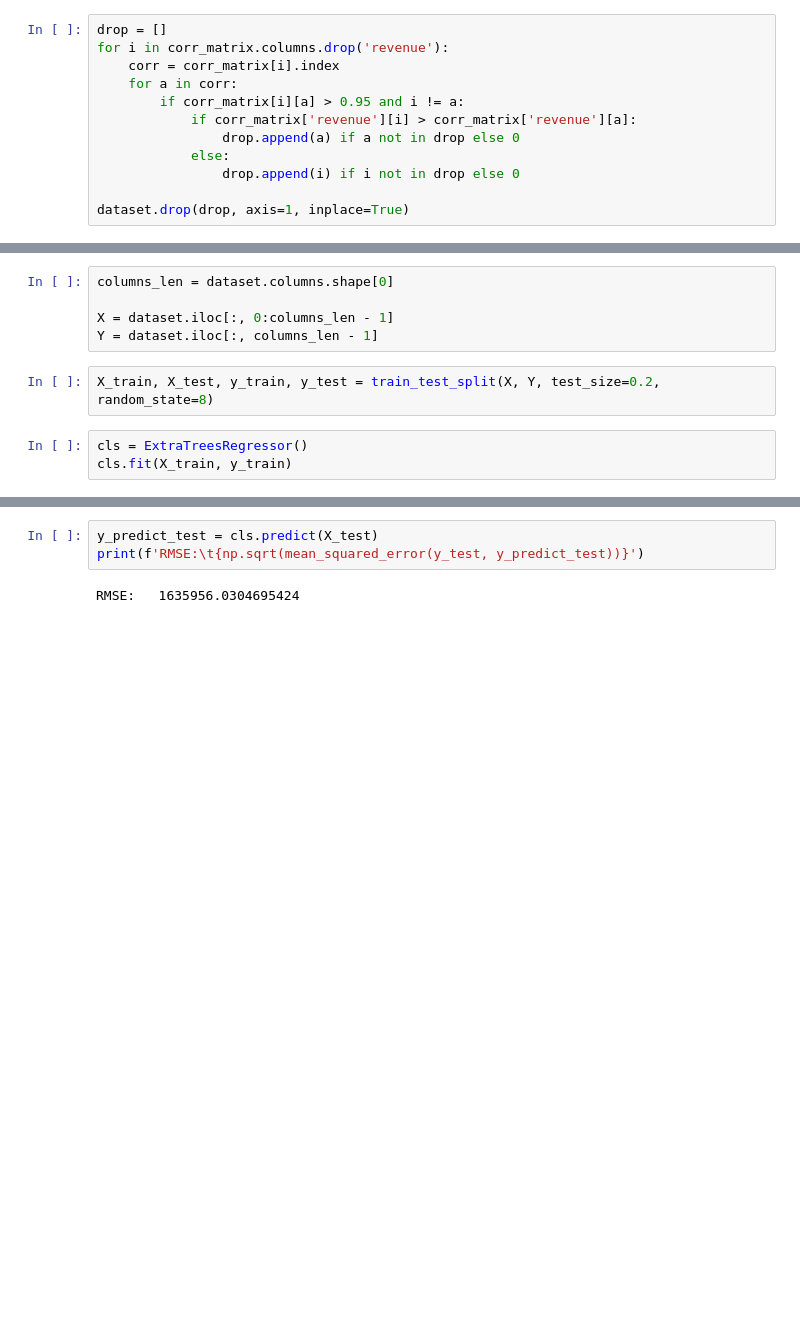
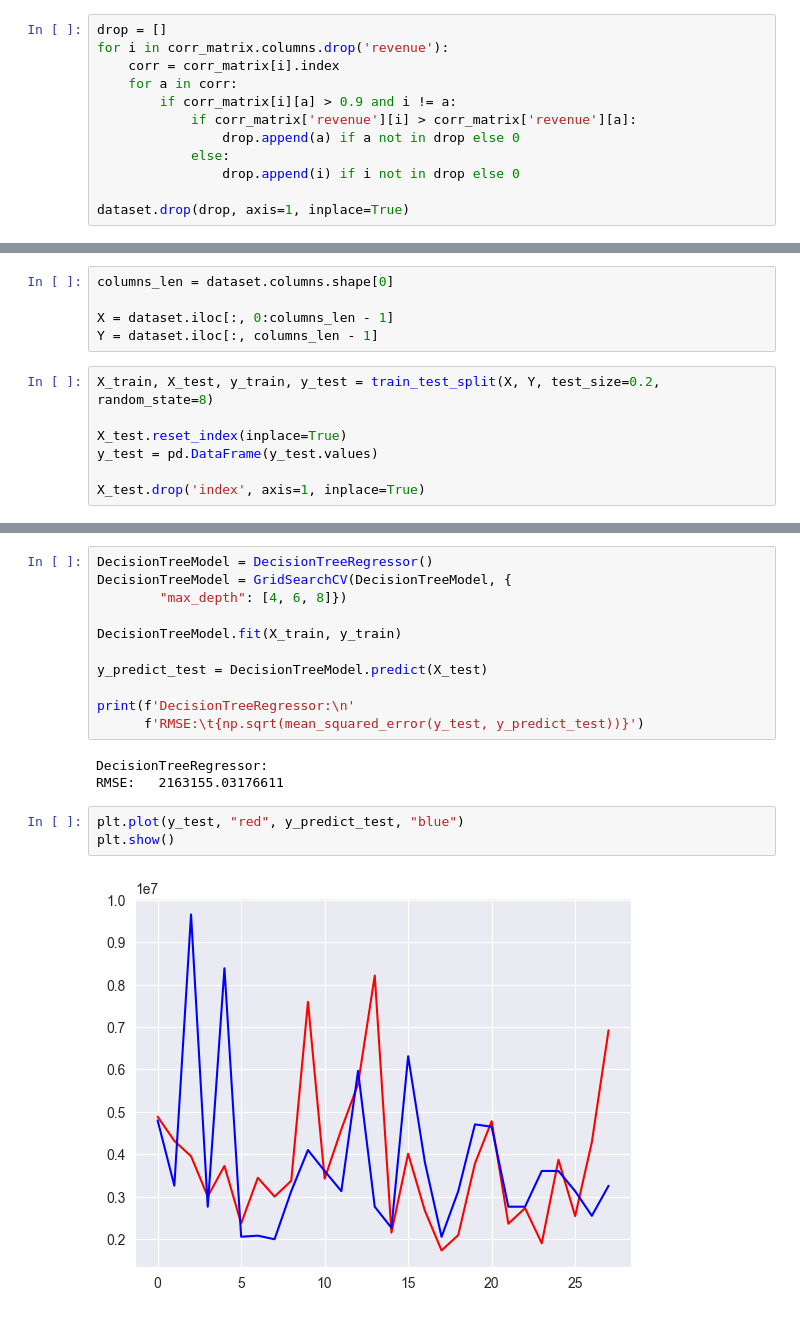
Before and after one commit to Zyblyuk/softarex_test_task, a Jupyter notebook: main.ipynb, the cells around one changed output, grey strips where cells are left out. Cells and saved outputs as stored; diff of their text form; blank space fills up the shorter version.

Commit message:
Testing different regression models

```diff
--- a/main.ipynb
+++ b/main.ipynb
@@ -65,7 +65,7 @@ drop = []
 for i in corr_matrix.columns.drop('revenue'):
     corr = corr_matrix[i].index
     for a in corr:
-        if corr_matrix[i][a] > 0.95 and i != a:
+        if corr_matrix[i][a] > 0.9 and i != a:
             if corr_matrix['revenue'][i] > corr_matrix['revenue'][a]:
                 drop.append(a) if a not in drop else 0
             else:
@@ -103,6 +103,8 @@ X = dataset.iloc[:, 0:columns_len - 1]
 Y = dataset.iloc[:, columns_len - 1]
 # %%
 X_train, X_test, y_train, y_test = train_test_split(X, Y, test_size=0.2, random_state=8)
+
+X_test.reset_index(inplace=True)
+y_test = pd.DataFrame(y_test.values)
+
+X_test.drop('index', axis=1, inplace=True)
-# %%
-cls = ExtraTreesRegressor()
-cls.fit(X_train, y_train)
@@ -111,5 +133,19 @@ ExtraTreesRegressor()
 # %%
-y_predict_test = cls.predict(X_test)
-print(f'RMSE:\t{np.sqrt(mean_squared_error(y_test, y_predict_test))}')
+DecisionTreeModel = DecisionTreeRegressor()
+DecisionTreeModel = GridSearchCV(DecisionTreeModel, {
+		"max_depth": [4, 6, 8]})
+
+DecisionTreeModel.fit(X_train, y_train)
+
+y_predict_test = DecisionTreeModel.predict(X_test)
+
+print(f'DecisionTreeRegressor:\n'
+      f'RMSE:\t{np.sqrt(mean_squared_error(y_test, y_predict_test))}')
 # %% [output]
-RMSE:   1635956.0304695424
+DecisionTreeRegressor:
+RMSE:   2163155.03176611
+# %%
+plt.plot(y_test, "red", y_predict_test, "blue")
+plt.show()
+# %% [output]
+[figure, added]
```
Also changed, not shown: parts of 23 cells of this notebook, 1 other file.
